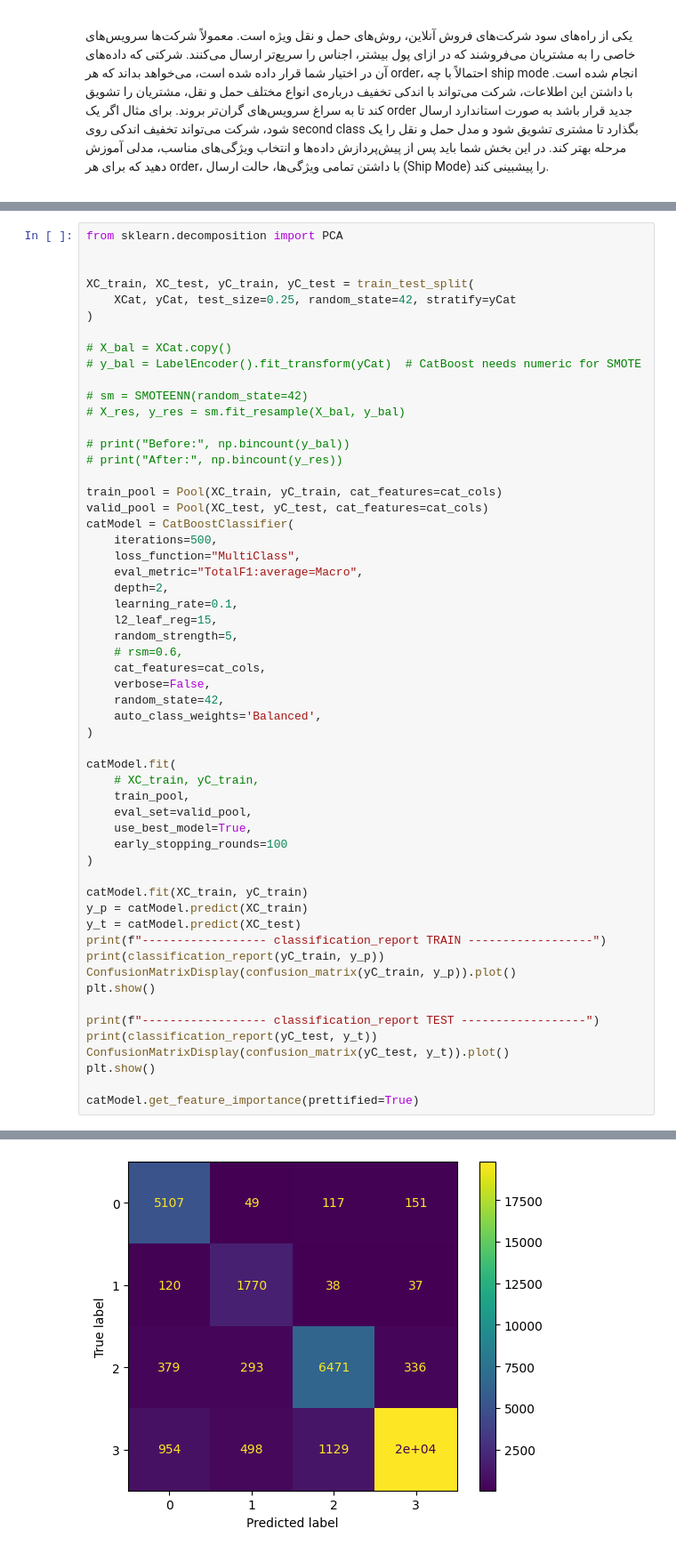
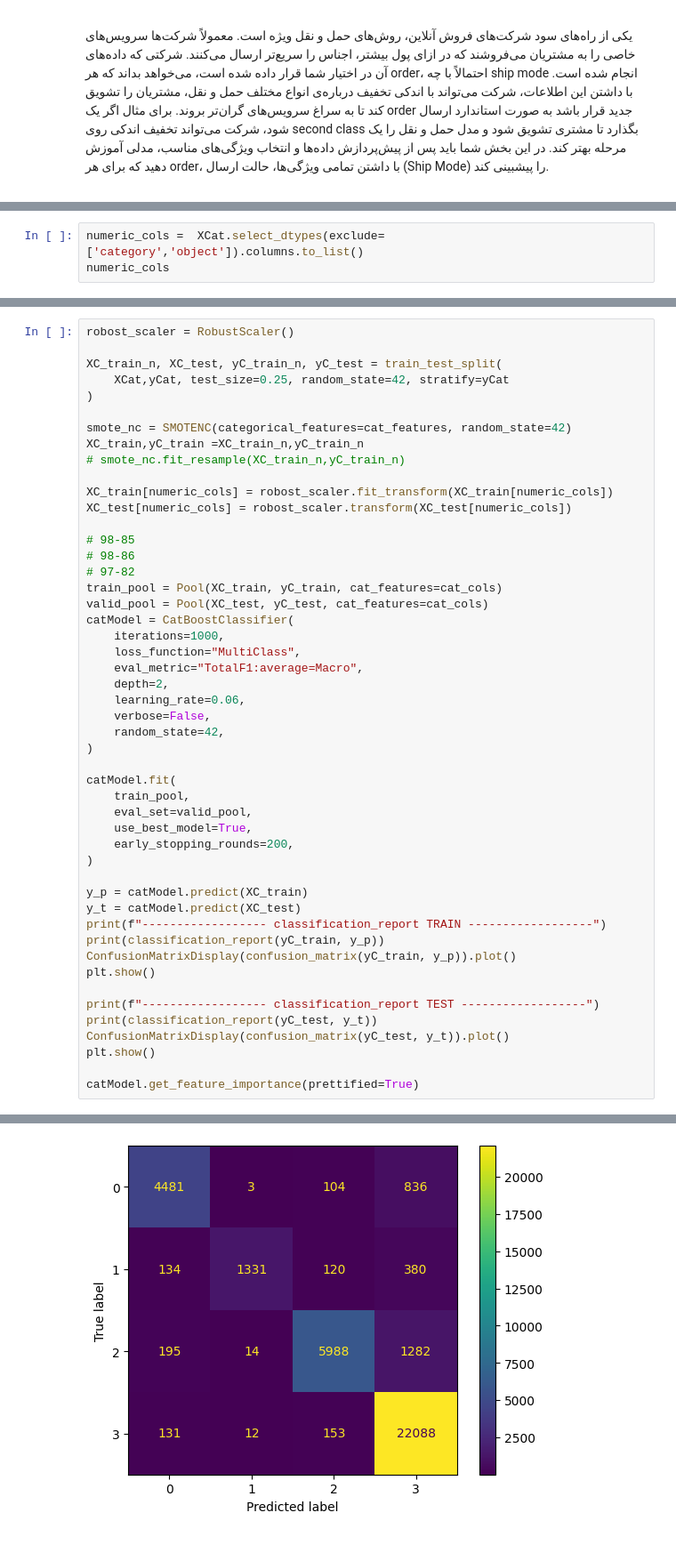
Before and after one commit to arianmokhtariha/SuperStore, a Jupyter notebook: ML/Q2/Q2.ipynb, the cells around one changed output, grey strips where cells are left out. Shown at 89% size. Drawn from its saved outputs; the diff is of its cells as text.

```diff
--- a/ML/Q2/Q2.ipynb
+++ b/ML/Q2/Q2.ipynb
@@ -390,0 +156,3 @@ features_to_cal
+# %%
+numeric_cols =  XCat.select_dtypes(exclude=['category','object']).columns.to_list()
+numeric_cols
@@ -391,46 +190,39 @@ features_to_cal
 # %%
-from sklearn.decomposition import PCA
+robost_scaler = RobustScaler()
 
-
-XC_train, XC_test, yC_train, yC_test = train_test_split(
-    XCat, yCat, test_size=0.25, random_state=42, stratify=yCat
+XC_train_n, XC_test, yC_train_n, yC_test = train_test_split(
+    XCat,yCat, test_size=0.25, random_state=42, stratify=yCat
 )
 
-# X_bal = XCat.copy()
-# y_bal = LabelEncoder().fit_transform(yCat)  # CatBoost needs numeric for SMOTE
+smote_nc = SMOTENC(categorical_features=cat_features, random_state=42)
+XC_train,yC_train =XC_train_n,yC_train_n
+# smote_nc.fit_resample(XC_train_n,yC_train_n)
 
-# sm = SMOTEENN(random_state=42)
-# X_res, y_res = sm.fit_resample(X_bal, y_bal)
+XC_train[numeric_cols] = robost_scaler.fit_transform(XC_train[numeric_cols])
+XC_test[numeric_cols] = robost_scaler.transform(XC_test[numeric_cols])
 
-# print("Before:", np.bincount(y_bal))
-# print("After:", np.bincount(y_res))
-
+# 98-85
+# 98-86
+# 97-82
 train_pool = Pool(XC_train, yC_train, cat_features=cat_cols)
 valid_pool = Pool(XC_test, yC_test, cat_features=cat_cols)
 catModel = CatBoostClassifier(
-    iterations=500,
+    iterations=1000,
     loss_function="MultiClass",
     eval_metric="TotalF1:average=Macro",
     depth=2,
-    learning_rate=0.1,
-    l2_leaf_reg=15,
-    random_strength=5,
-    # rsm=0.6,
-    cat_features=cat_cols,
+    learning_rate=0.06,
     verbose=False,
     random_state=42,
-    auto_class_weights='Balanced',
 )
 
 catModel.fit(
-    # XC_train, yC_train,
     train_pool,
     eval_set=valid_pool,
     use_best_model=True,
-    early_stopping_rounds=100
+    early_stopping_rounds=200,
 )
 
-catModel.fit(XC_train, yC_train)
 y_p = catModel.predict(XC_train)
 y_t = catModel.predict(XC_test)
 print(f"------------------ classification_report TRAIN ------------------")
@@ -459,4 +251,4 @@ Standard Class       0.97      0.88      0.93     22384
-[figure, old version]
+[figure, new version]
 ------------------ classification_report TEST ------------------
                 precision    recall  f1-score   support
 
```
Also changed, not shown: parts of 23 cells of this notebook, 2 other files.
